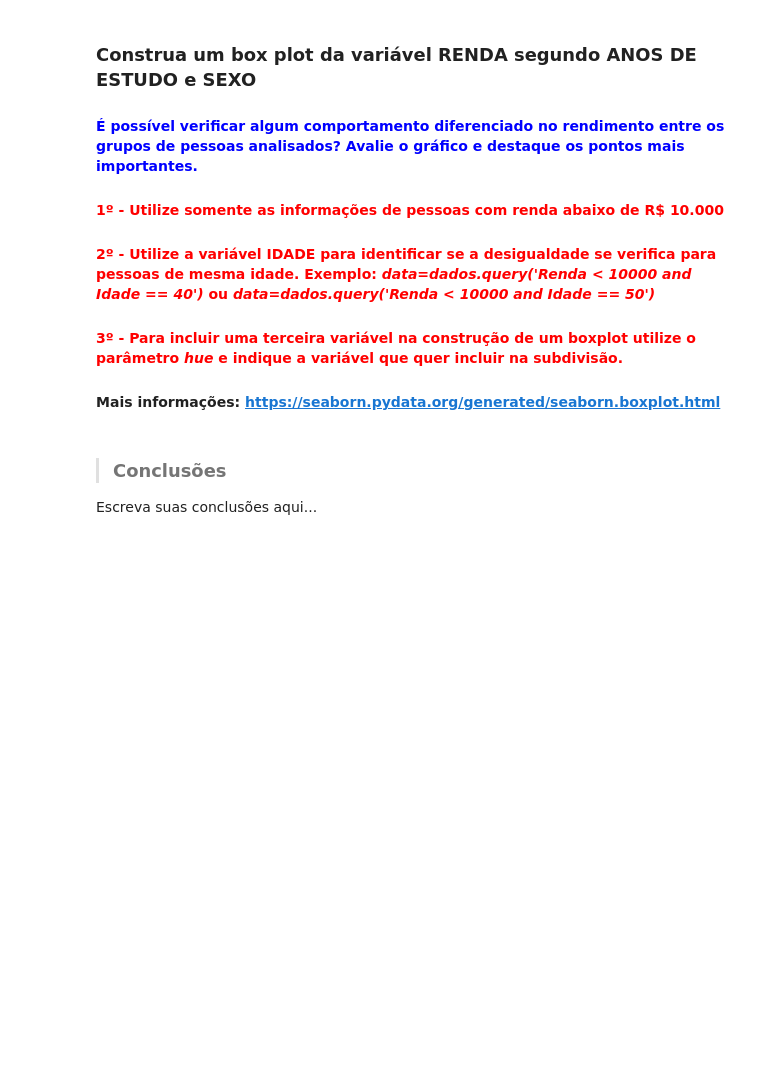
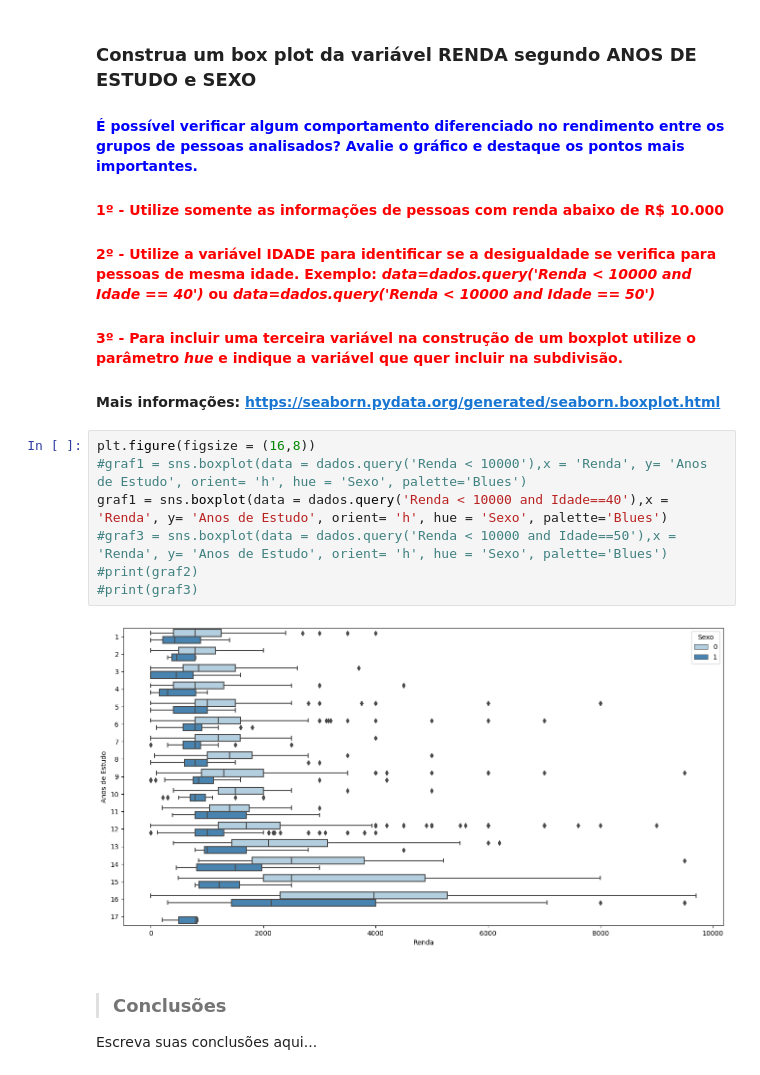
Before and after one commit to wcotta/alura, a Jupyter notebook: Formação Data Science/Modulo I/Projetos/Análise_Descritiva.ipynb, the cells around one changed output. Drawn from its saved outputs; the diff is of its cells as text; blank space fills up the shorter version.

```diff
--- a/Formação Data Science/Modulo I/Projetos/Análise_Descritiva.ipynb
+++ b/Formação Data Science/Modulo I/Projetos/Análise_Descritiva.ipynb
@@ -507,6 +544,15 @@ from scipy import stats
 #### <font color='red'>2º - Utilize a variável IDADE para identificar se a desigualdade se verifica para pessoas de mesma idade. Exemplo: <i>data=dados.query('Renda < 10000 and Idade == 40')</i> ou <i>data=dados.query('Renda < 10000 and Idade == 50')</i></font>
 #### <font color='red'>3º - Para incluir uma terceira variável na construção de um boxplot utilize o parâmetro <i>hue</i> e indique a variável que quer incluir na subdivisão.</font>
 #### Mais informações: https://seaborn.pydata.org/generated/seaborn.boxplot.html
+# %%
+plt.figure(figsize = (16,8))
+#graf1 = sns.boxplot(data = dados.query('Renda < 10000'),x = 'Renda', y= 'Anos de Estudo', orient= 'h', hue = 'Sexo', palette='Blues')
+graf1 = sns.boxplot(data = dados.query('Renda < 10000 and Idade==40'),x = 'Renda', y= 'Anos de Estudo', orient= 'h', hue = 'Sexo', palette='Blues')
+#graf3 = sns.boxplot(data = dados.query('Renda < 10000 and Idade==50'),x = 'Renda', y= 'Anos de Estudo', orient= 'h', hue = 'Sexo', palette='Blues')
+#print(graf2)
+#print(graf3)
+# %% [output]
+[figure, added]
 # %% [markdown]
 > ### Conclusões
 
```
Also changed, not shown: parts of 7 cells of this notebook.
